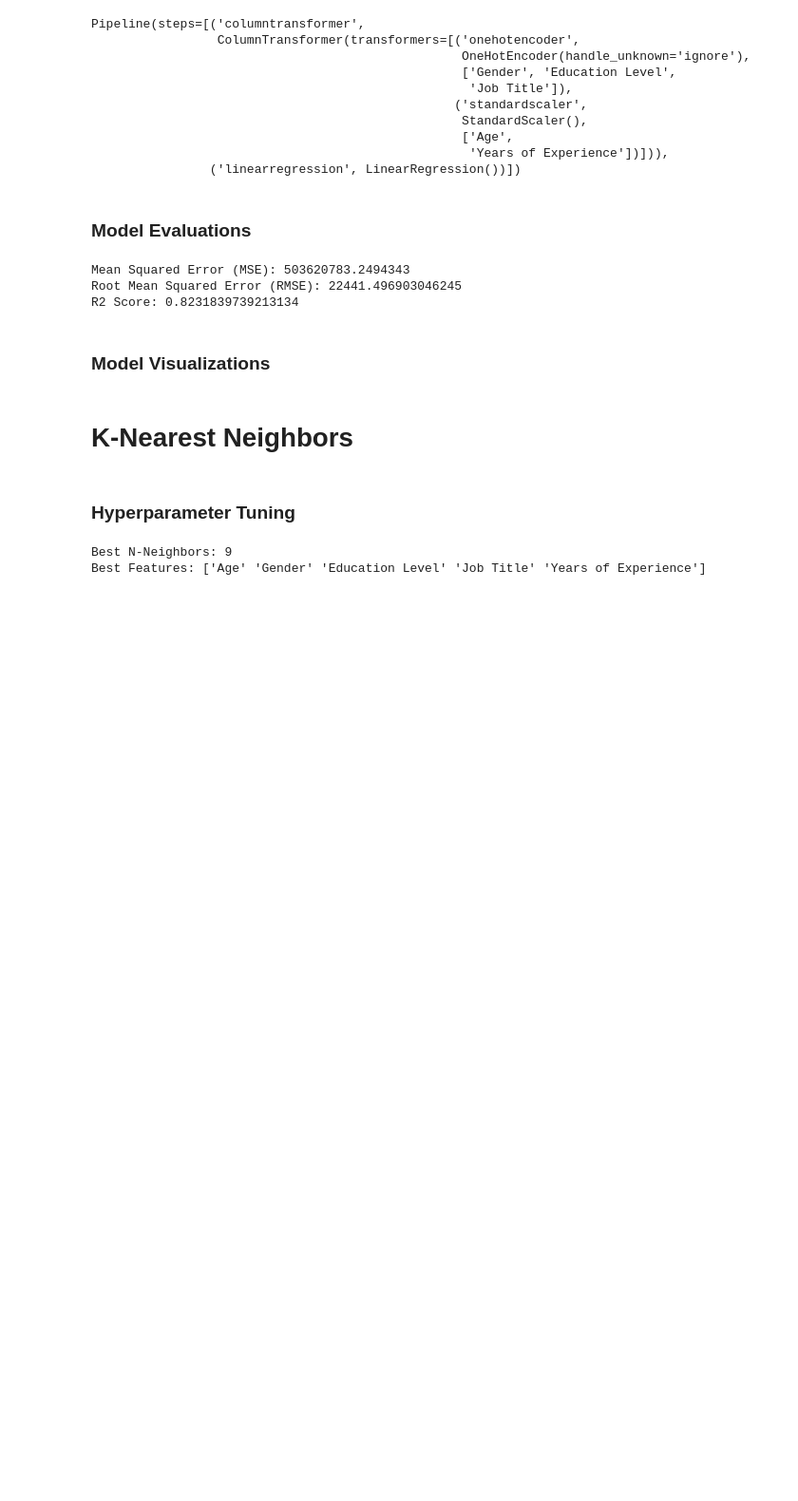
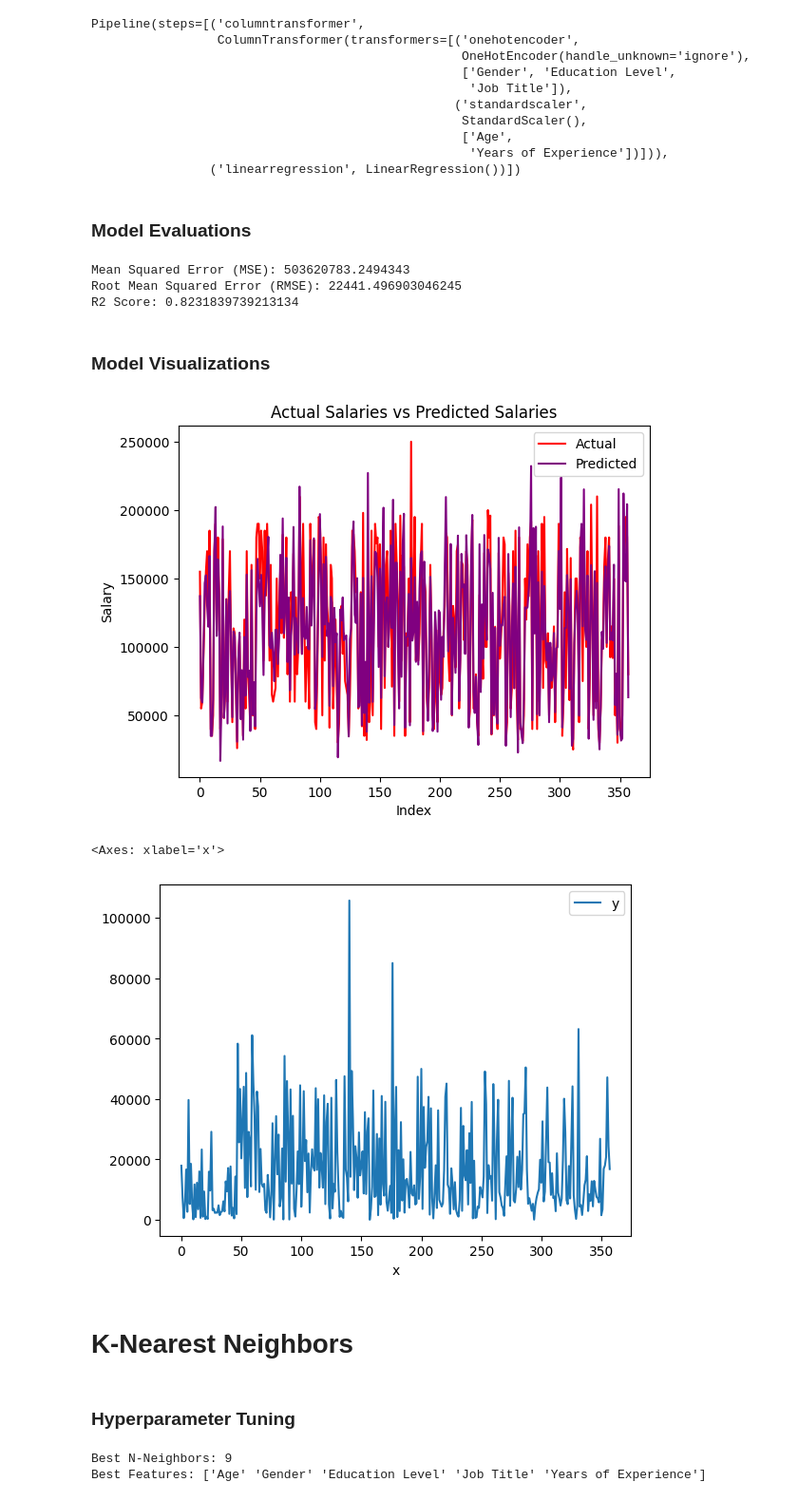
Before and after one commit to alexbuntaran/CSC466-FinalProject, a Jupyter notebook: SalaryAnalysis.ipynb, the cells around one changed output. Shown at 95% size. Drawn from its saved outputs; the diff is of its cells as text; code cells hidden in the pictures; blank space fills up the shorter version.

Commit message:
added graphs

```diff
--- a/SalaryAnalysis.ipynb
+++ b/SalaryAnalysis.ipynb
@@ -154,3 +152,33 @@ R2 Score: 0.8231839739213134
+# %%
+import matplotlib.pyplot as plt
+
+df_actual = pd.DataFrame({"x": [n for n in range(len(y_test))]})
+df_actual["y"] = list(y_test)
+
+df_predicted = pd.DataFrame({"x": [n for n in range(len(y_pred))]})
+df_predicted["y"] = y_pred
+
+ax = plt.gca()
+
+df_actual.plot(x="x", y="y", kind="line", color="red", label="Actual", ax=ax)
+df_predicted.plot(x="x", y="y", kind="line", color="purple", label="Predicted", ax=ax)
+
+ax.set_xlabel("Index")
+ax.set_ylabel("Salary")
+ax.set_title("Actual Salaries vs Predicted Salaries")
+
+plt.show()
+
+df_diff = pd.DataFrame({"x": [n for n in range(len(y_test))]})
+df_diff["y"] = y_test.to_numpy() - y_pred
+
+df_diff = df_diff.apply(abs)
+
+df_diff.plot(x="x", y="y")
+# %% [output]
+[figure, added]
+<Axes: xlabel='x'>
+[figure, added]
 # %% [markdown]
 # **K-Nearest Neighbors**
 # %% [markdown]
```
Also changed, not shown: parts of 3 cells of this notebook.
